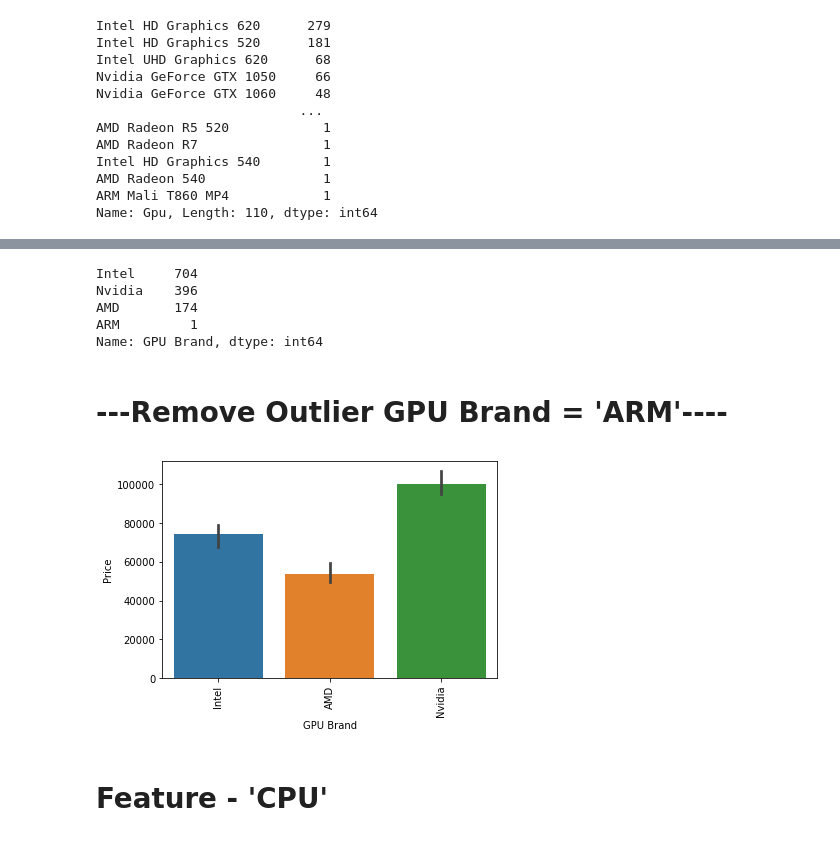
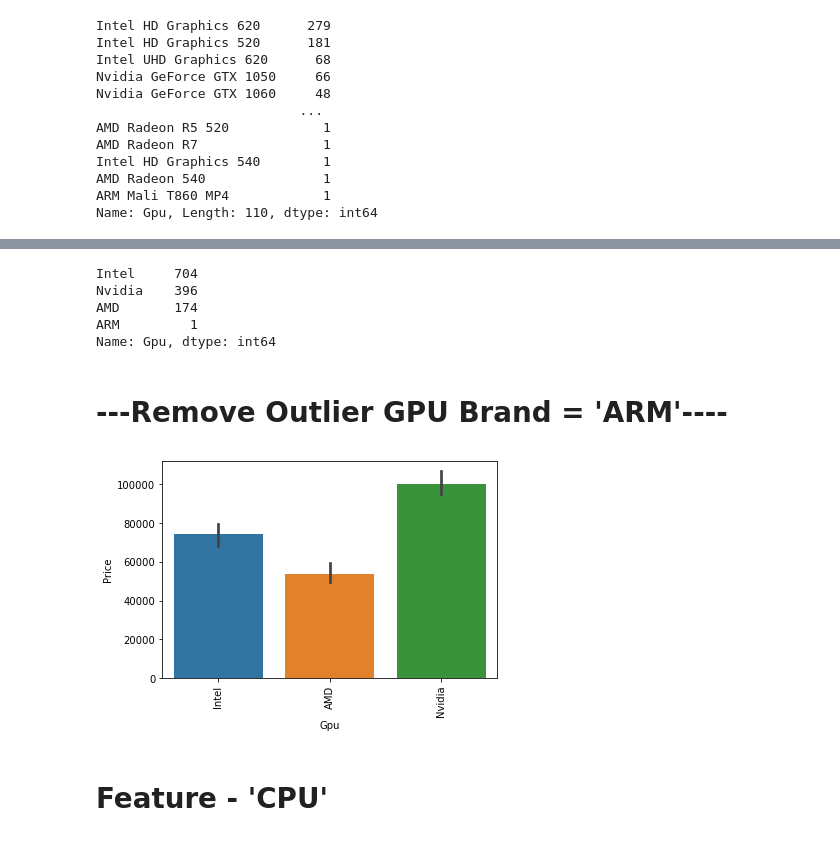
Before and after one commit to mrrachitchugh/UCDPA_RachitChugh, a Jupyter notebook: UCDPA_RachitChugh_CODE_LapPricePrediction.ipynb, the cells around one changed output, grey strips where cells are left out. Cells and saved outputs as stored; diff of their text form; code cells hidden in the pictures.

```diff
--- a/UCDPA_RachitChugh_CODE_LapPricePrediction.ipynb
+++ b/UCDPA_RachitChugh_CODE_LapPricePrediction.ipynb
@@ -316,6 +371,5 @@ df.info()
-# %%
-df['Ram'] = df['Ram'].astype('int32')
-df['Weight'] = df['Weight'].astype('float32')
+# %%
+df=df[df["Ram"].isin([24,64]) == False]
 # %%
 df.head()
 # %% [output]
@@ -363,7 +402,7 @@ AMD Radeon 540               1
 ARM Mali T860 MP4            1
 Name: Gpu, Length: 110, dtype: int64
 # %%
-df['GPU Brand']=df['Gpu'].apply(lambda x:x.split()[0])
+df['Gpu']=df['Gpu'].apply(lambda x:x.split()[0])
 df.sample(5)
 # %% [output]
 |  | Company | Product | TypeName | Inches | ScreenResolution | Cpu | Ram | Memory | Gpu | OpSys | ... |
@@ -375,26 +414,26 @@ df.sample(5)
 # %%
-df['GPU Brand'].value_counts()
+df['Gpu'].value_counts()
 # %% [output]
 Intel     704
 Nvidia    396
 AMD       174
 ARM         1
-Name: GPU Brand, dtype: int64
+Name: Gpu, dtype: int64
 # %% [markdown]
 # ---Remove Outlier GPU Brand = 'ARM'----
 # %%
-df = df[df['GPU Brand'] != 'ARM']
+df = df[df['Gpu'] != 'ARM']
 # %%
 #using  numpy as np & matplotlib.pyplot as plt
 
-x_plot = df['GPU Brand']
+x_plot = df['Gpu']
 y_plot = df['Price']
 estimator_chosen = np.median
 
 sns.barplot(x=x_plot , y=y_plot, estimator = estimator_chosen )
 plt.xticks(rotation='vertical')
 plt.show()
 # %% [output]
-[figure, old version]
+[figure, new version]
 # %% [markdown]
 # Feature - 'CPU'
```
Also changed, not shown: parts of 34 cells of this notebook.
